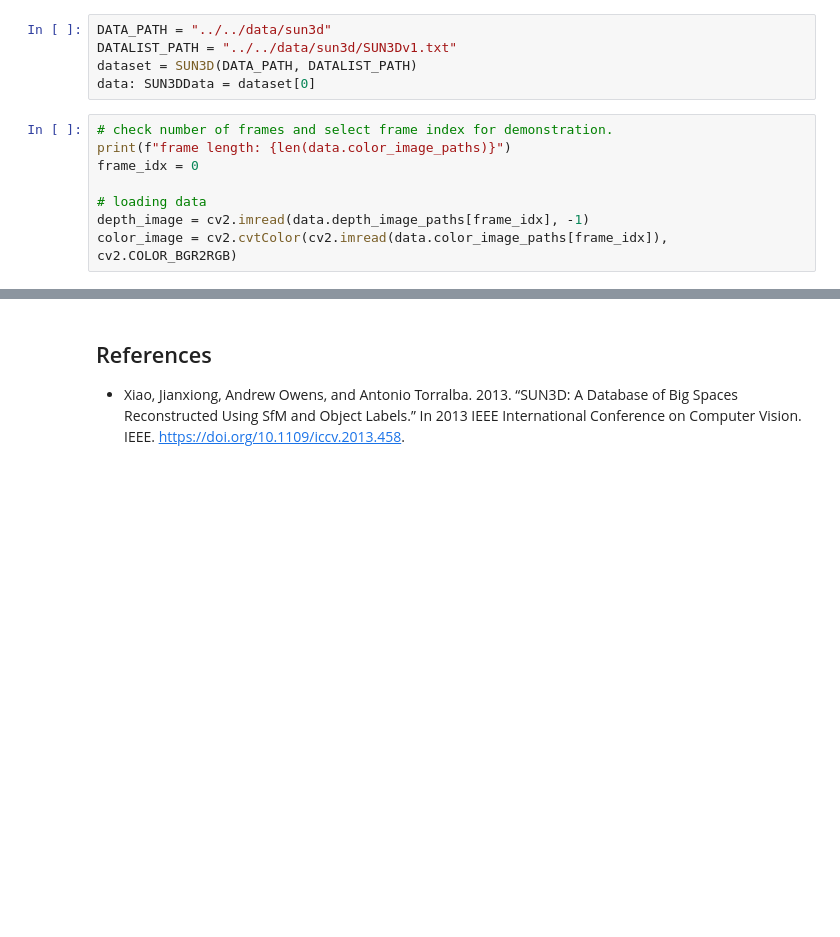
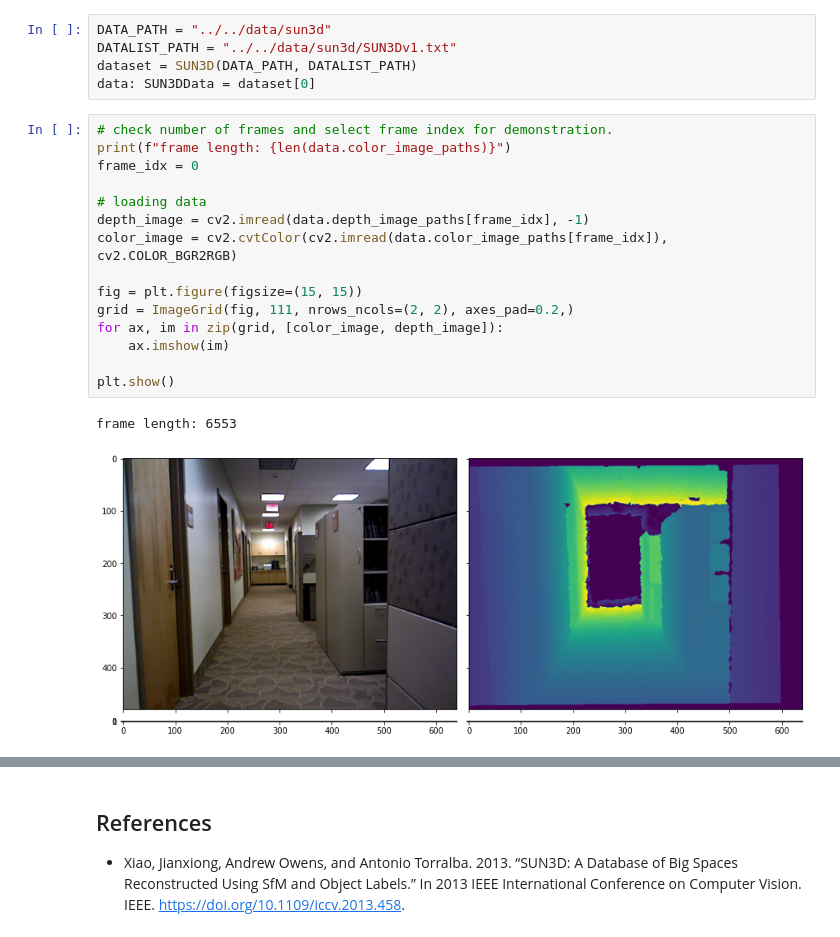
Before and after one commit to Obarads/Point_Cloud_Tutorial, a Jupyter notebook: python/datasets/sun3d.ipynb, the cells around one changed output, grey strips where cells are left out. Saved outputs shown, nothing was run; the diff lists cells and outputs as text; blank space fills up the shorter version.

```diff
--- a/python/datasets/sun3d.ipynb
+++ b/python/datasets/sun3d.ipynb
@@ -50,8 +55,18 @@ data: SUN3DData = dataset[0]
 # %%
 # check number of frames and select frame index for demonstration.
 print(f"frame length: {len(data.color_image_paths)}")
 frame_idx = 0
 
 # loading data
 depth_image = cv2.imread(data.depth_image_paths[frame_idx], -1)
 color_image = cv2.cvtColor(cv2.imread(data.color_image_paths[frame_idx]), cv2.COLOR_BGR2RGB)
+
+fig = plt.figure(figsize=(15, 15))
+grid = ImageGrid(fig, 111, nrows_ncols=(2, 2), axes_pad=0.2,)
+for ax, im in zip(grid, [color_image, depth_image]):
+    ax.imshow(im)
+
+plt.show()
+# %% [output]
+frame length: 6553
+[figure, added]
```
Also changed, not shown: parts of 3 cells of this notebook, 1 other file.
